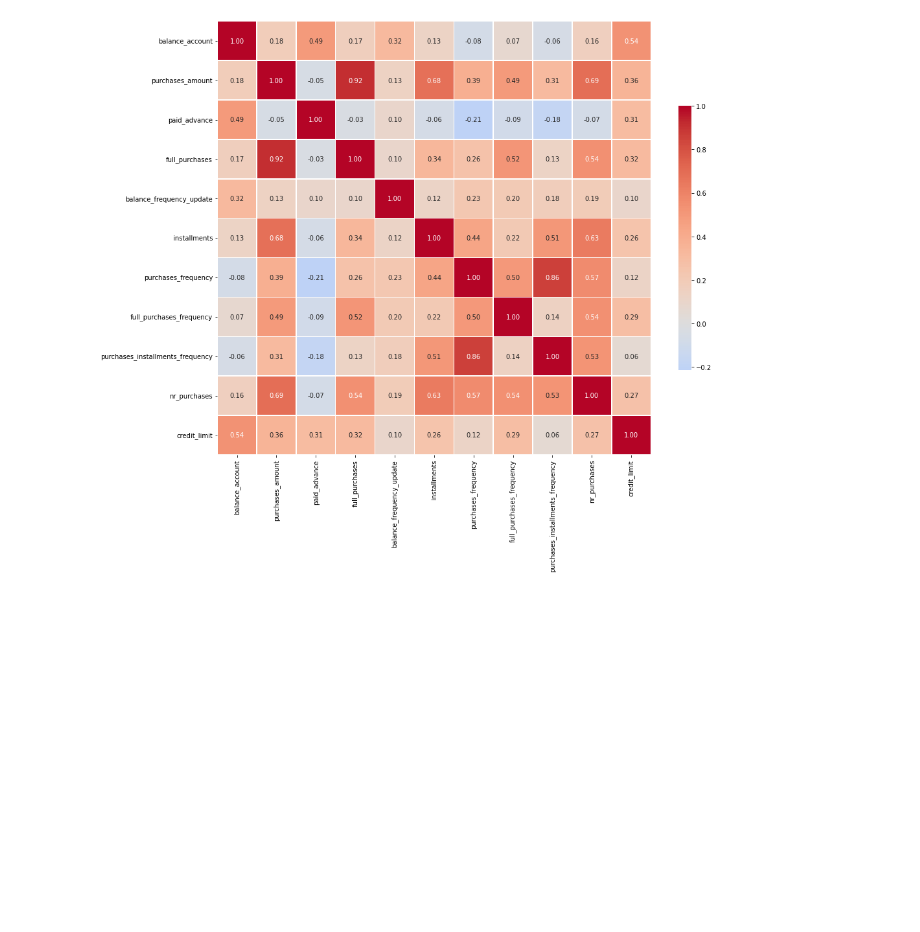
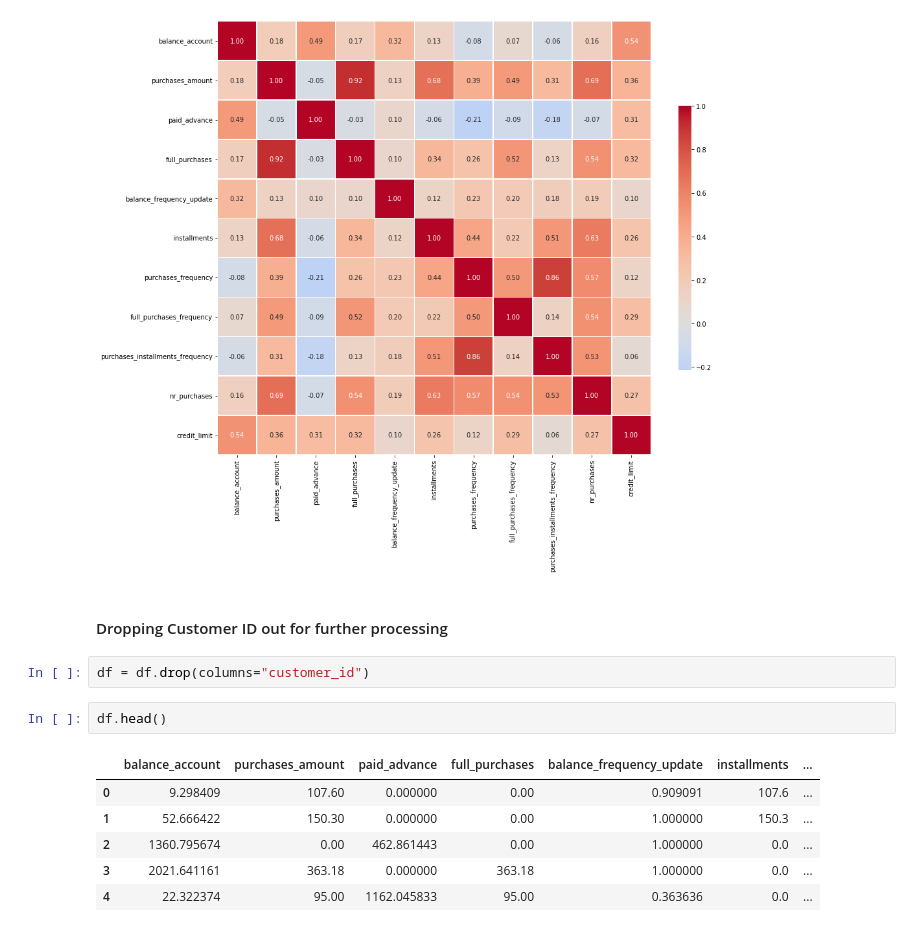
Before and after one commit to nattzza/Credit-Card-Customer-Segmenation, a Jupyter notebook: ML_Day_9_Credit_Card_Customer_Segmentation.ipynb, the cells around one changed output. Cells and saved outputs as stored; diff of their text form; blank space fills up the shorter version.

```diff
--- a/ML_Day_9_Credit_Card_Customer_Segmentation.ipynb
+++ b/ML_Day_9_Credit_Card_Customer_Segmentation.ipynb
@@ -229,3 +222,16 @@ h = sns.heatmap(
 )
 # %% [output]
 [figure]
+# %% [markdown]
+#### Dropping Customer ID out for further processing
+# %%
+df = df.drop(columns="customer_id")
+# %%
+df.head()
+# %% [output]
+|  | balance_account | purchases_amount | paid_advance | full_purchases | balance_frequency_update | installments | ... |
+| 0 | 9.298409 | 107.60 | 0.000000 | 0.00 | 0.909091 | 107.6 | ... |
+| 1 | 52.666422 | 150.30 | 0.000000 | 0.00 | 1.000000 | 150.3 | ... |
+| 2 | 1360.795674 | 0.00 | 462.861443 | 0.00 | 1.000000 | 0.0 | ... |
+| 3 | 2021.641161 | 363.18 | 0.000000 | 363.18 | 1.000000 | 0.0 | ... |
+| 4 | 22.322374 | 95.00 | 1162.045833 | 95.00 | 0.363636 | 0.0 | ... |
```
Also changed, not shown: parts of 9 cells of this notebook.
